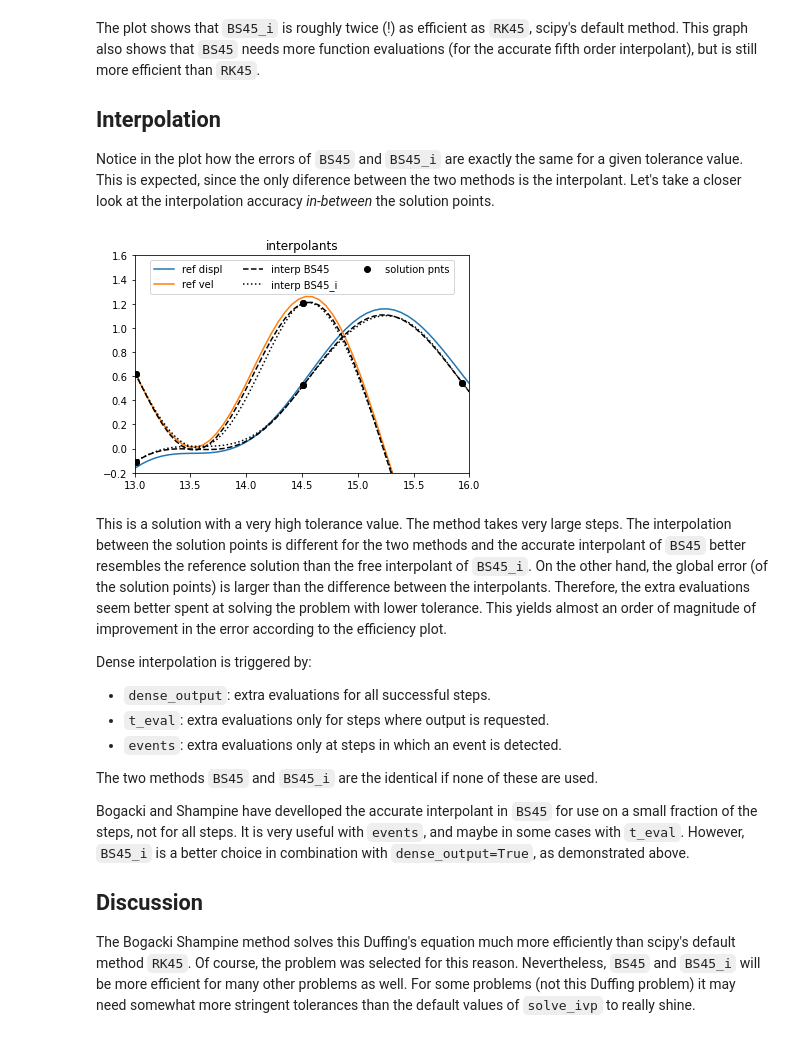
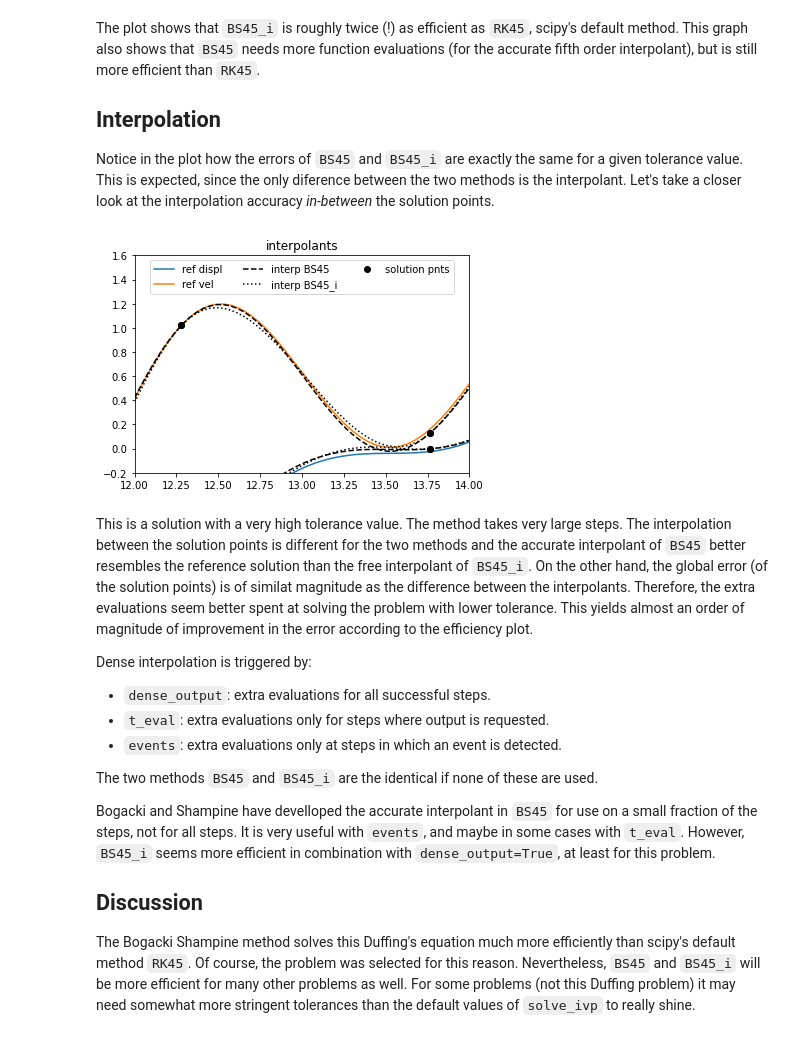
Before and after one commit to WRKampi/extensisq, a Jupyter notebook: docs/Bogacki_Shampine.ipynb, the cells around one changed output. Saved outputs shown, nothing was run; the diff lists cells and outputs as text; code cells hidden in the pictures.

Commit message:
notebooks
check, and zoom graph for  BS45

```diff
--- a/docs/Bogacki_Shampine.ipynb
+++ b/docs/Bogacki_Shampine.ipynb
@@ -83,25 +83,25 @@ The plot shows that `BS45_i` is roughly twice (!) as efficient as `RK45`, scipy'
 
 Notice in the plot how the errors of `BS45` and `BS45_i` are exactly the same for a given tolerance value. This is expected, since the only diference between the two methods is the interpolant. Let's take a closer look at the interpolation accuracy *in-between* the solution points.
 # %%
-x_plot = np.linspace(13, 16)
+x_plot = np.linspace(12, 14)
 styles = ['--k', ':k']
 
 plt.figure()
 plt.plot(x_plot, reference.sol(x_plot).T, label='ref solution')
 for i in range(2):
     for sol, style in zip(solutions[1:], styles):
         plt.plot(x_plot, sol.sol(x_plot)[i], style)
     plt.plot(solutions[i+1].t, solutions[i+1].y.T, 'ko')
 plt.xlim((x_plot.min(), x_plot.max()))
 plt.ylim((-0.2, 1.6))
 plt.legend(('ref displ', 'ref vel', 'interp BS45', 'interp BS45_i', 'solution pnts' ),
            ncol=3, loc='upper center')
 plt.title('interpolants')
 plt.show()
 # %% [output]
-[figure, old version]
+[figure, new version]
 # %% [markdown]
-This is a solution with a very high tolerance value. The method takes very large steps. The interpolation between the solution points is different for the two methods and the accurate interpolant of `BS45` better resembles the reference solution than the free interpolant of `BS45_i`. On the other hand, the global error (of the solution points) is larger than the difference between the interpolants. Therefore, the extra evaluations seem better spent at solving the problem with lower tolerance. This yields almost an order of magnitude of improvement in the error according to the efficiency plot.
+This is a solution with a very high tolerance value. The method takes very large steps. The interpolation between the solution points is different for the two methods and the accurate interpolant of `BS45` better resembles the reference solution than the free interpolant of `BS45_i`. On the other hand, the global error (of the solution points) is of similat magnitude as the difference between the interpolants. Therefore, the extra evaluations seem better spent at solving the problem with lower tolerance. This yields almost an order of magnitude of improvement in the error according to the efficiency plot.
 
 Dense interpolation is triggered by:
 * `dense_output`: extra evaluations for all successful steps.
@@ -110,7 +110,7 @@ Dense interpolation is triggered by:
 
 The two methods `BS45` and `BS45_i` are the identical if none of these are used.
 
-Bogacki and Shampine have develloped the accurate interpolant in `BS45` for use on a small fraction of the steps, not for all steps. It is very useful with `events`, and maybe in some cases with `t_eval`. However, `BS45_i` is a better choice in combination with `dense_output=True`, as demonstrated above.
+Bogacki and Shampine have develloped the accurate interpolant in `BS45` for use on a small fraction of the steps, not for all steps. It is very useful with `events`, and maybe in some cases with `t_eval`. However, `BS45_i` seems more efficient  in combination with `dense_output=True`, at least for this problem.
 
 
 ## Discussion
```
Also changed, not shown: parts of 1 cell of this notebook, 3 other files.
